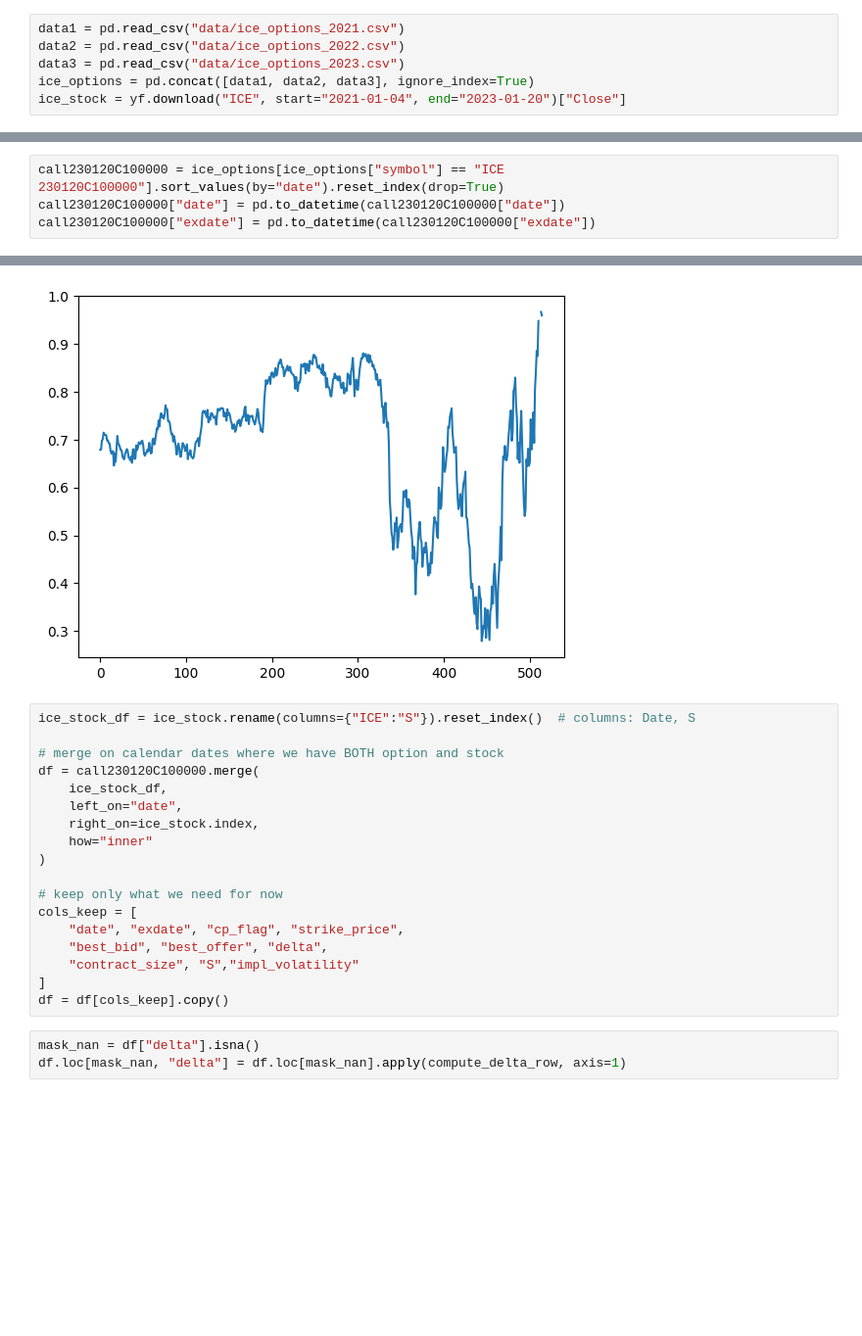
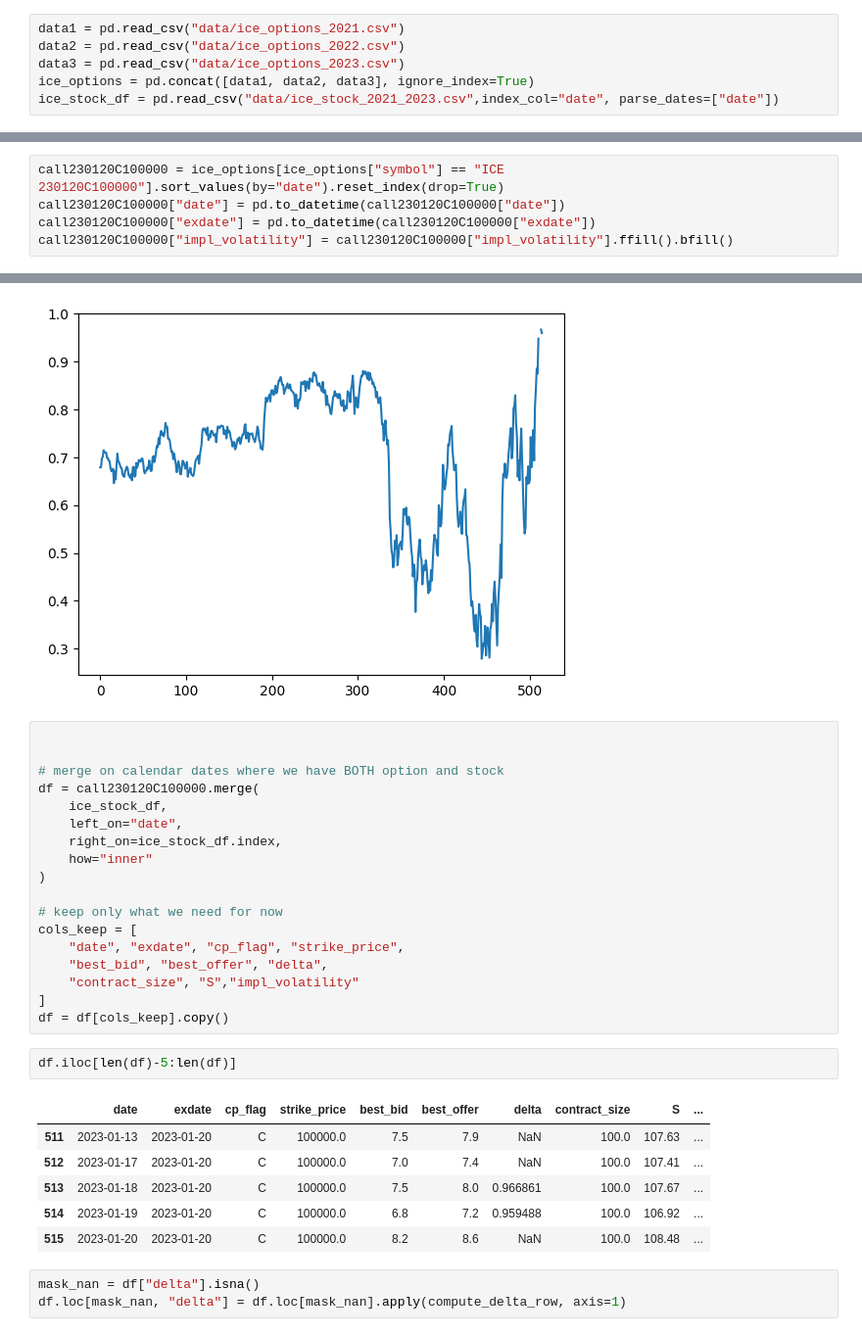
Before and after one commit to tryt0c0de/deep_hedging, a Jupyter notebook: research.ipynb, the cells around one changed output, grey strips where cells are left out. Shown at 98% size. Drawn from its saved outputs; the diff is of its cells as text; blank space fills up the shorter version.

```diff
--- a/research.ipynb
+++ b/research.ipynb
@@ -7,4 +7,4 @@ data1 = pd.read_csv("data/ice_options_2021.csv")
 data2 = pd.read_csv("data/ice_options_2022.csv")
 data3 = pd.read_csv("data/ice_options_2023.csv")
 ice_options = pd.concat([data1, data2, data3], ignore_index=True)
-ice_stock = yf.download("ICE", start="2021-01-04", end="2023-01-20")["Close"]
+ice_stock_df = pd.read_csv("data/ice_stock_2021_2023.csv",index_col="date", parse_dates=["date"])
@@ -61,6 +76,7 @@ def compute_delta_row(row, r=0.01):
 call230120C100000 = ice_options[ice_options["symbol"] == "ICE 230120C100000"].sort_values(by="date").reset_index(drop=True)
 call230120C100000["date"] = pd.to_datetime(call230120C100000["date"])
 call230120C100000["exdate"] = pd.to_datetime(call230120C100000["exdate"])
+call230120C100000["impl_volatility"] = call230120C100000["impl_volatility"].ffill().bfill()
 # %%
 call230120C100000.loc[510:513]["delta"]
 # %% [output]
@@ -95,13 +91,13 @@ plt.plot(call230120C100000["delta"])
 [<matplotlib.lines.Line2D at 0x...>]
 [figure]
 # %%
-ice_stock_df = ice_stock.rename(columns={"ICE":"S"}).reset_index()  # columns: Date, S
+
 
 # merge on calendar dates where we have BOTH option and stock
 df = call230120C100000.merge(
     ice_stock_df,
     left_on="date",
-    right_on=ice_stock.index,
+    right_on=ice_stock_df.index,
     how="inner"
 )
 
@@ -112,6 +108,15 @@ cols_keep = [
     "contract_size", "S","impl_volatility"
 ]
 df = df[cols_keep].copy()
+# %%
+df.iloc[len(df)-5:len(df)]
+# %% [output]
+|  | date | exdate | cp_flag | strike_price | best_bid | best_offer | delta | contract_size | S | ... |
+| 511 | 2023-01-13 | 2023-01-20 | C | 100000.0 | 7.5 | 7.9 | NaN | 100.0 | 107.63 | ... |
+| 512 | 2023-01-17 | 2023-01-20 | C | 100000.0 | 7.0 | 7.4 | NaN | 100.0 | 107.41 | ... |
+| 513 | 2023-01-18 | 2023-01-20 | C | 100000.0 | 7.5 | 8.0 | 0.966861 | 100.0 | 107.67 | ... |
+| 514 | 2023-01-19 | 2023-01-20 | C | 100000.0 | 6.8 | 7.2 | 0.959488 | 100.0 | 106.92 | ... |
+| 515 | 2023-01-20 | 2023-01-20 | C | 100000.0 | 8.2 | 8.6 | NaN | 100.0 | 108.48 | ... |
 # %%
 mask_nan = df["delta"].isna()
 df.loc[mask_nan, "delta"] = df.loc[mask_nan].apply(compute_delta_row, axis=1)
```
Also changed, not shown: parts of 11 cells of this notebook, 3 other files.
